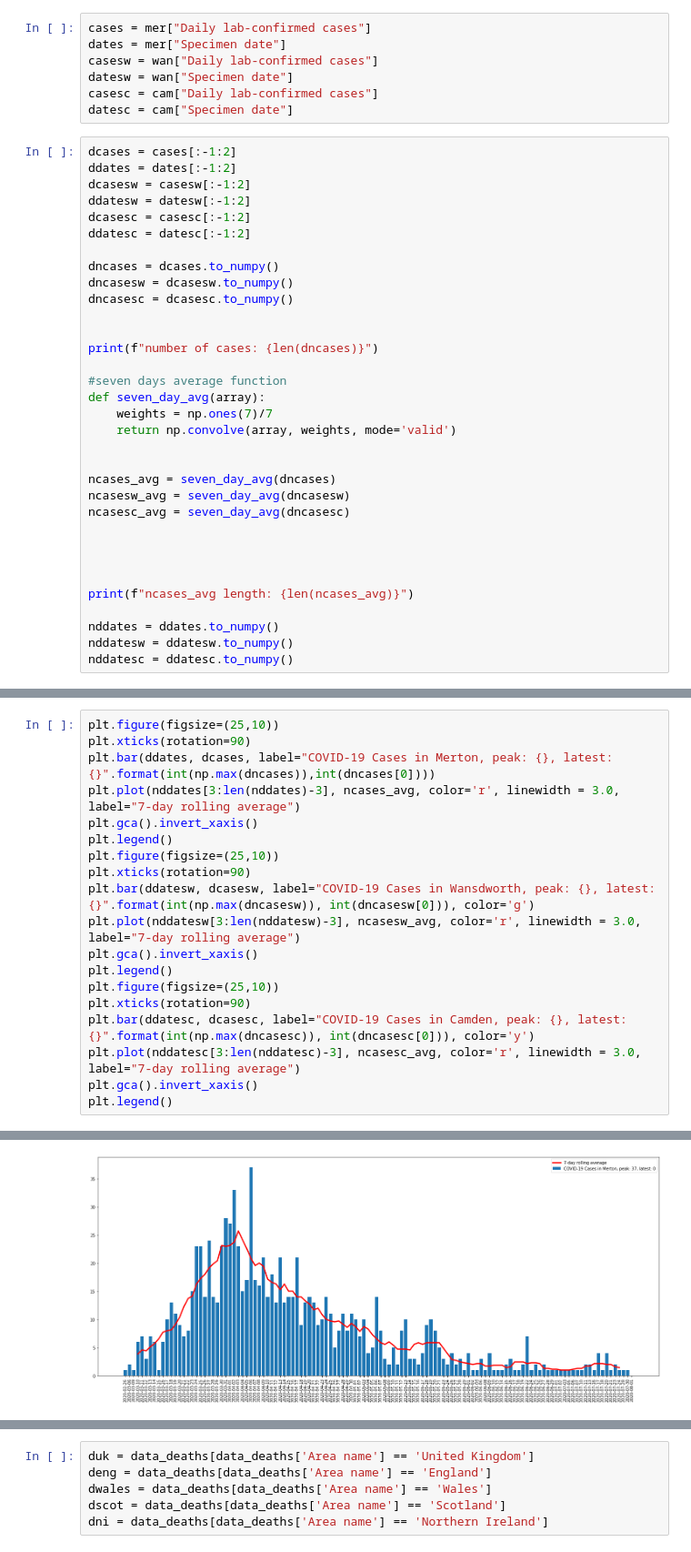
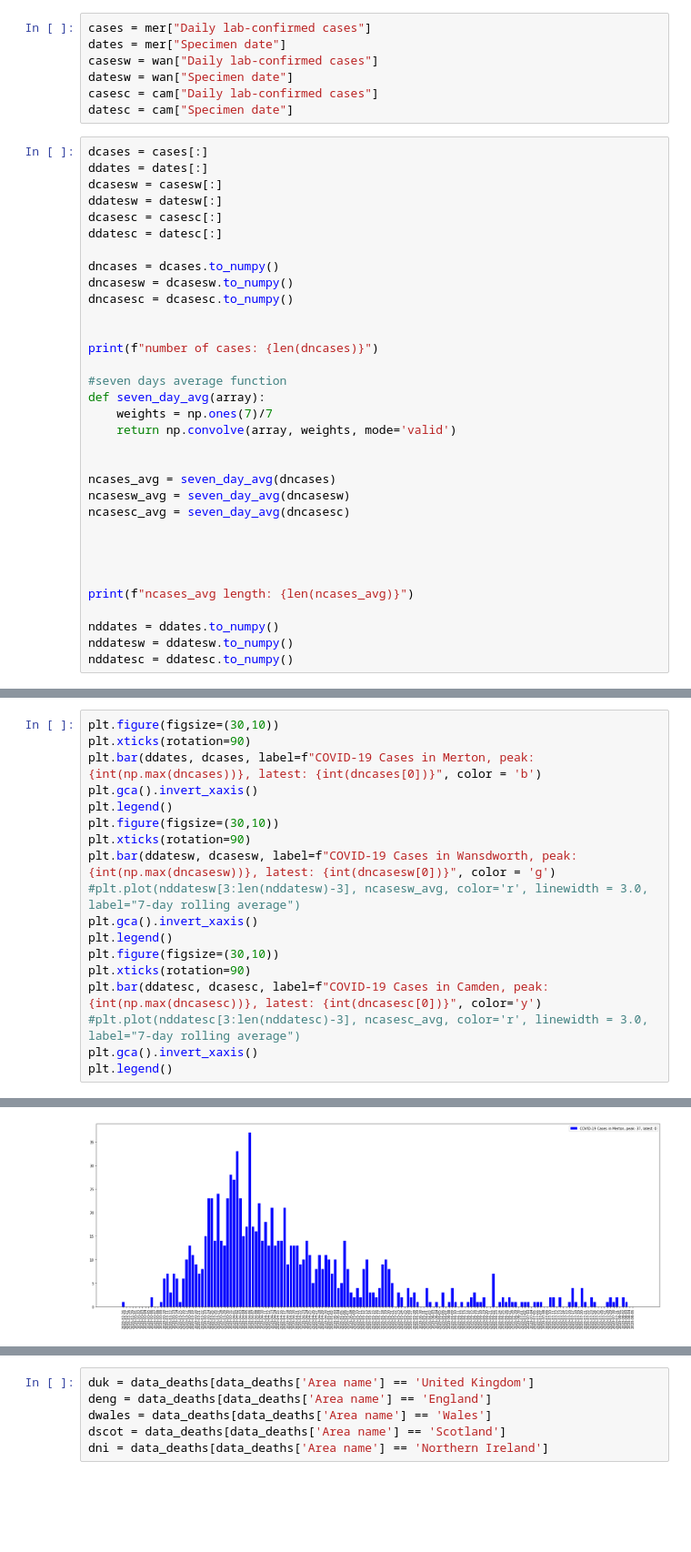
Before and after one commit to hsi544/covid_data, a Jupyter notebook: covid_data.ipynb, the cells around one changed output, grey strips where cells are left out. Shown: that part at 91% size. Drawn from its saved outputs; the diff is of its cells as text; blank space fills up the shorter version.

Commit message:
remov rolling average for cases and fix cases reading

```diff
--- a/covid_data.ipynb
+++ b/covid_data.ipynb
@@ -31,12 +35,12 @@ datesw = wan["Specimen date"]
 casesc = cam["Daily lab-confirmed cases"]
 datesc = cam["Specimen date"]
 # %%
-dcases = cases[:-1:2]
-ddates = dates[:-1:2]
-dcasesw = casesw[:-1:2]
-ddatesw = datesw[:-1:2]
-dcasesc = casesc[:-1:2]
-ddatesc = datesc[:-1:2]
+dcases = cases[:]
+ddates = dates[:]
+dcasesw = casesw[:]
+ddatesw = datesw[:]
+dcasesc = casesc[:]
+ddatesc = datesc[:]
 
 dncases = dcases.to_numpy()
 dncasesw = dcasesw.to_numpy()
@@ -69,22 +73,21 @@ ncases_avg length: 116
 # %%
-plt.figure(figsize=(25,10))
+plt.figure(figsize=(30,10))
 plt.xticks(rotation=90)
-plt.bar(ddates, dcases, label="COVID-19 Cases in Merton, peak: {}, latest: {}".format(int(np.max(dncases)),int(dncases[0])))
-plt.plot(nddates[3:len(nddates)-3], ncases_avg, color='r', linewidth = 3.0, label="7-day rolling average")
+plt.bar(ddates, dcases, label=f"COVID-19 Cases in Merton, peak: {int(np.max(dncases))}, latest: {int(dncases[0])}", color = 'b')
 plt.gca().invert_xaxis()
 plt.legend()
-plt.figure(figsize=(25,10))
+plt.figure(figsize=(30,10))
 plt.xticks(rotation=90)
-plt.bar(ddatesw, dcasesw, label="COVID-19 Cases in Wansdworth, peak: {}, latest: {}".format(int(np.max(dncasesw)), int(dncasesw[0])), color='g')
-plt.plot(nddatesw[3:len(nddatesw)-3], ncasesw_avg, color='r', linewidth = 3.0, label="7-day rolling average")
+plt.bar(ddatesw, dcasesw, label=f"COVID-19 Cases in Wansdworth, peak: {int(np.max(dncasesw))}, latest: {int(dncasesw[0])}", color = 'g')
+#plt.plot(nddatesw[3:len(nddatesw)-3], ncasesw_avg, color='r', linewidth = 3.0, label="7-day rolling average")
 plt.gca().invert_xaxis()
 plt.legend()
-plt.figure(figsize=(25,10))
+plt.figure(figsize=(30,10))
 plt.xticks(rotation=90)
-plt.bar(ddatesc, dcasesc, label="COVID-19 Cases in Camden, peak: {}, latest: {}".format(int(np.max(dncasesc)), int(dncasesc[0])), color='y')
-plt.plot(nddatesc[3:len(nddatesc)-3], ncasesc_avg, color='r', linewidth = 3.0, label="7-day rolling average")
+plt.bar(ddatesc, dcasesc, label=f"COVID-19 Cases in Camden, peak: {int(np.max(dncasesc))}, latest: {int(dncasesc[0])}", color='y')
+#plt.plot(nddatesc[3:len(nddatesc)-3], ncasesc_avg, color='r', linewidth = 3.0, label="7-day rolling average")
 plt.gca().invert_xaxis()
 plt.legend()
 # %% [output]
 <matplotlib.legend.Legend at 0x...>
-[figure, old version]
+[figure, new version]
```
Also changed, not shown: parts of 8 cells of this notebook.
